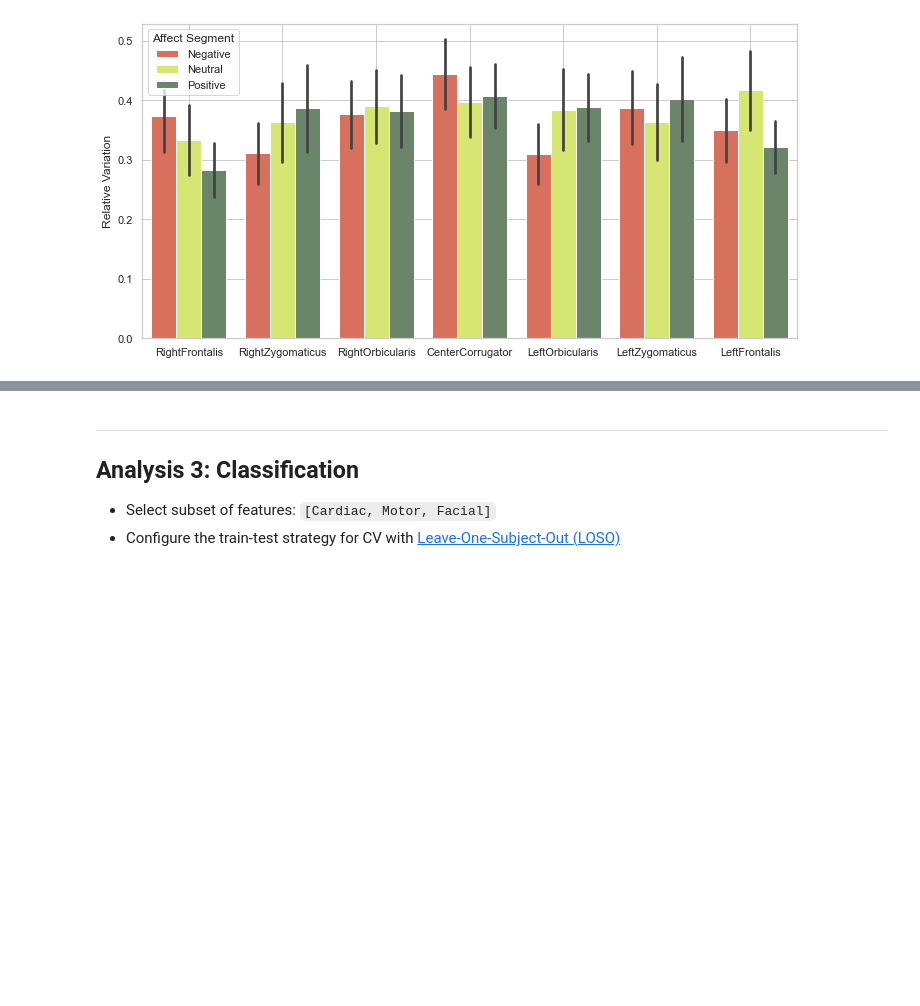
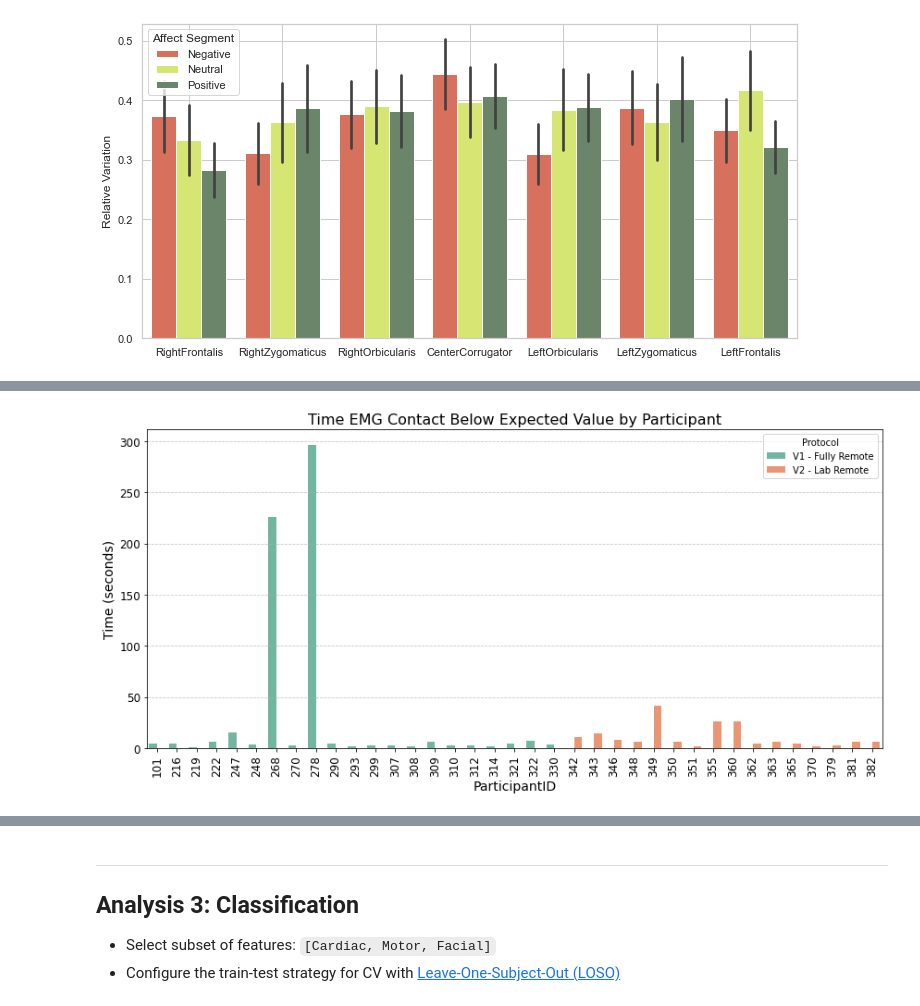
Before and after one commit to michalgnacek/AVDOS-VR, a Jupyter notebook: notebooks/2_affect_classification.ipynb, the cells around one changed output, grey strips where cells are left out. Drawn from its saved outputs; the diff is of its cells as text; code cells hidden in the pictures; blank space fills up the shorter version.

Commit message:
Added contact and fit assessment

```diff
--- a/notebooks/2_affect_classification.ipynb
+++ b/notebooks/2_affect_classification.ipynb
@@ -2457,3 +2485,13 @@ plt.tight_layout()
 plt.savefig(save_path_plot)
 # %% [output]
 [figure]
+# %%
+contact_quality = dataset.groupby('OriginalParticipantID')['Faceplate/FitState'].agg(list)
+from itertools import chain
+
+# Extract the FitState values for each protocol
+v1_participants = [101, 330]
+v2_participants = [342, 384]  # Adjust the upper limit as needed
+
+v1_values = contact_quality[contact_quality.index.isin(range(v1_participants[0], v1_participants[1] + 1))]
+v2_values = contact_quality[contact_quality.index.isin(range(v2_participants[0], v2_participants[1] + 1))]
@@ -2459,0 +2562,33 @@ plt.savefig(save_path_plot)
+# %%
+import seaborn as sns
+import matplotlib.pyplot as plt
+
+# Create a bar plot using Seaborn
+plt.figure(figsize=(12, 6))
+sns.barplot(x='ParticipantID', y='SecondsBelowExpected', hue='Protocol', data=df, palette='Set2')
+
+# Highlight the differences
+for index, row in df.iterrows():
+    if row['Protocol'] == 'V1 - Fully Remote':
+        v2_row = df[(df['ParticipantID'] == row['ParticipantID']) & (df['Protocol'] == 'v2')]
+        if not v2_row.empty and row['SecondsBelowExpected'] > v2_row['SecondsBelowExpected'].values[0]:
+            plt.bar(index, row['SecondsBelowExpected'], color='r', alpha=0.7)
+
+plt.xlabel('ParticipantID', fontsize=14)
+plt.ylabel('Time (seconds)', fontsize=14)
+plt.title('Time EMG Contact Below Expected Value by Participant', fontsize=16)
+plt.legend(title='Protocol')
+plt.grid(True, axis='y', linestyle='--', alpha=0.7)
+
+# Rotate the x-axis labels vertically
+plt.xticks(rotation=90, fontsize=12)
+plt.yticks(fontsize=12)
+
+save_path_plot = gen_path_plot(f"desc-barplot-emgContact-seconds")
+
+plt.tight_layout()
+plt.savefig(save_path_plot)
+
+plt.show()
+# %% [output]
+[figure, added]
```
Also changed, not shown: parts of 12 cells of this notebook.
